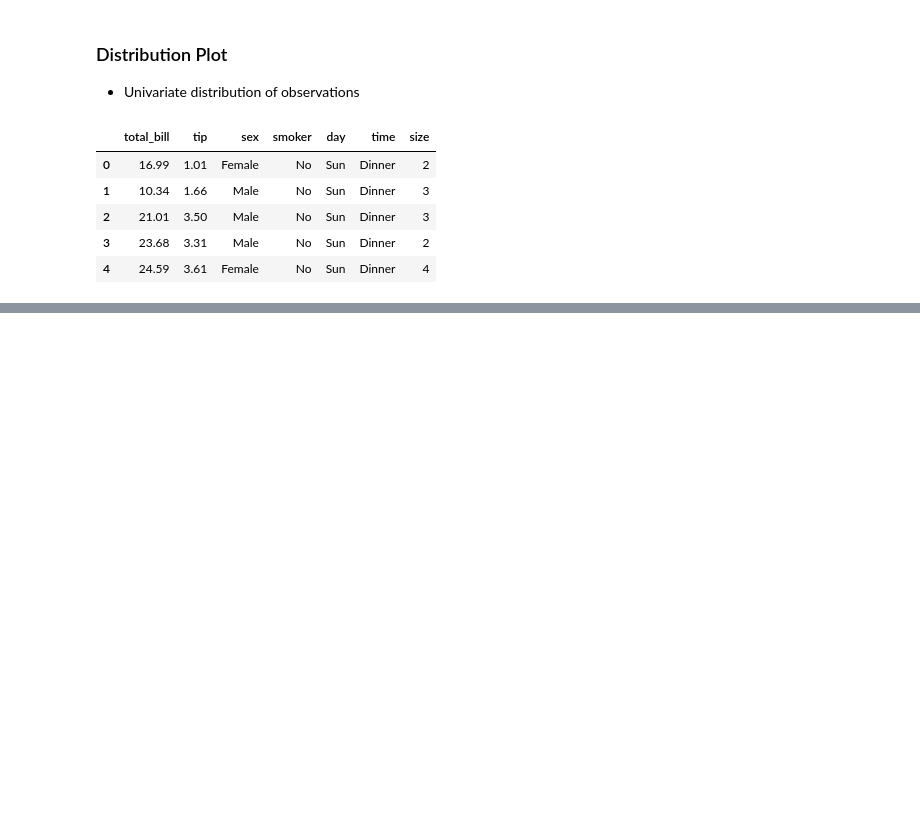
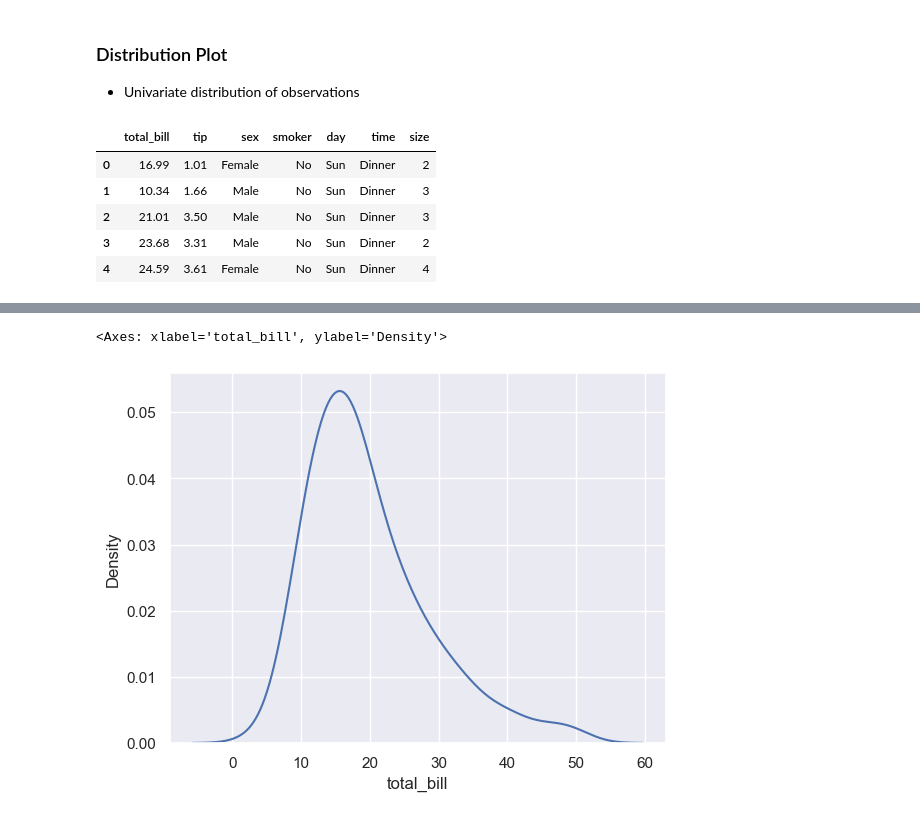
Before and after one commit to DuyNTK3020/Data-Science, a Jupyter notebook: Seaborn_Tutorial/Seaborn_Tutorial.ipynb, the cells around one changed output, grey strips where cells are left out. Saved outputs shown, nothing was run; the diff lists cells and outputs as text; code cells hidden in the pictures; blank space fills up the shorter version.

```diff
--- a/Seaborn_Tutorial/Seaborn_Tutorial.ipynb
+++ b/Seaborn_Tutorial/Seaborn_Tutorial.ipynb
@@ -60,0 +85,5 @@ sns.histplot(data=tips_df["total_bill"]);
+# %%
+sns.kdeplot(data=tips_df["total_bill"])
+# %% [output]
+<Axes: xlabel='total_bill', ylabel='Density'>
+[figure, added]
```
Also changed, not shown: parts of 21 cells of this notebook, 2 other files.
